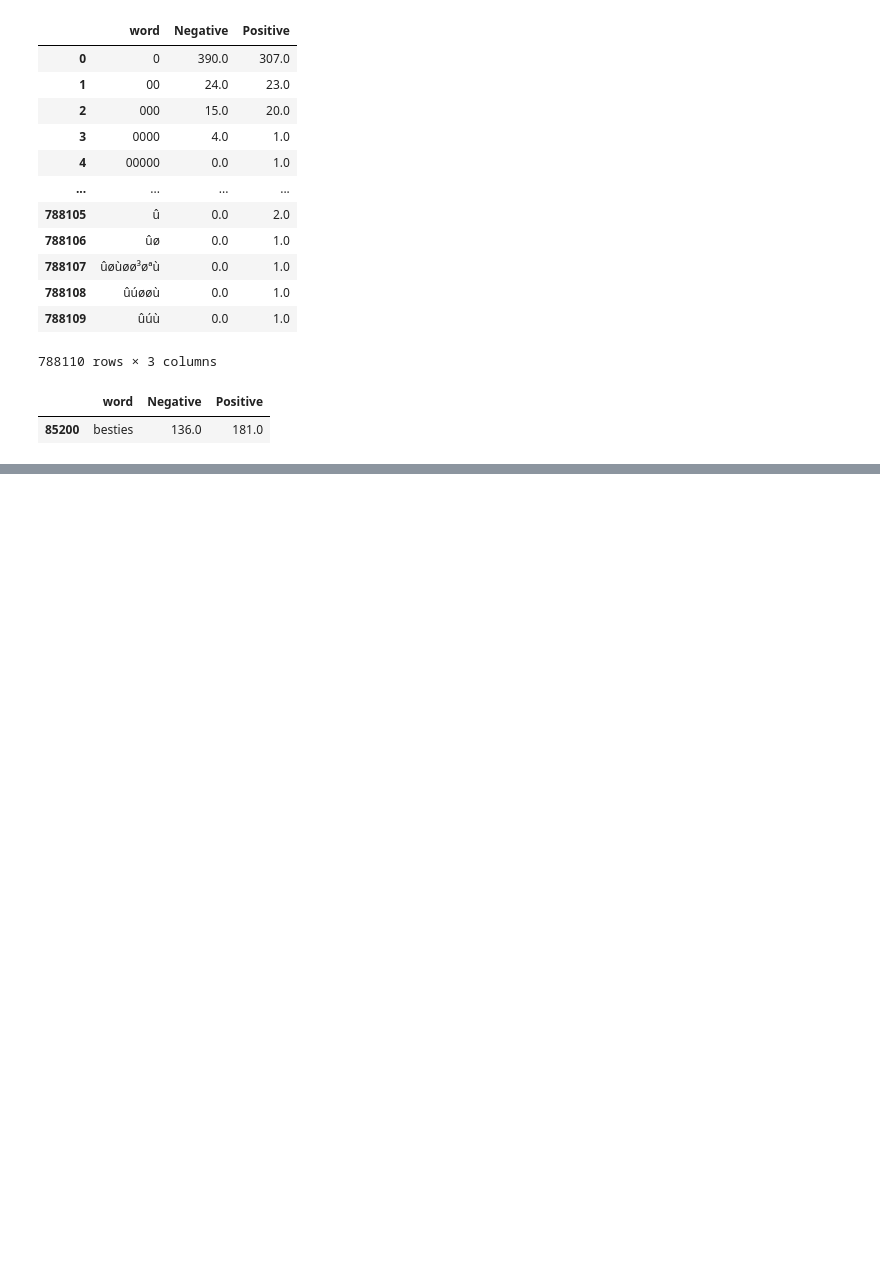
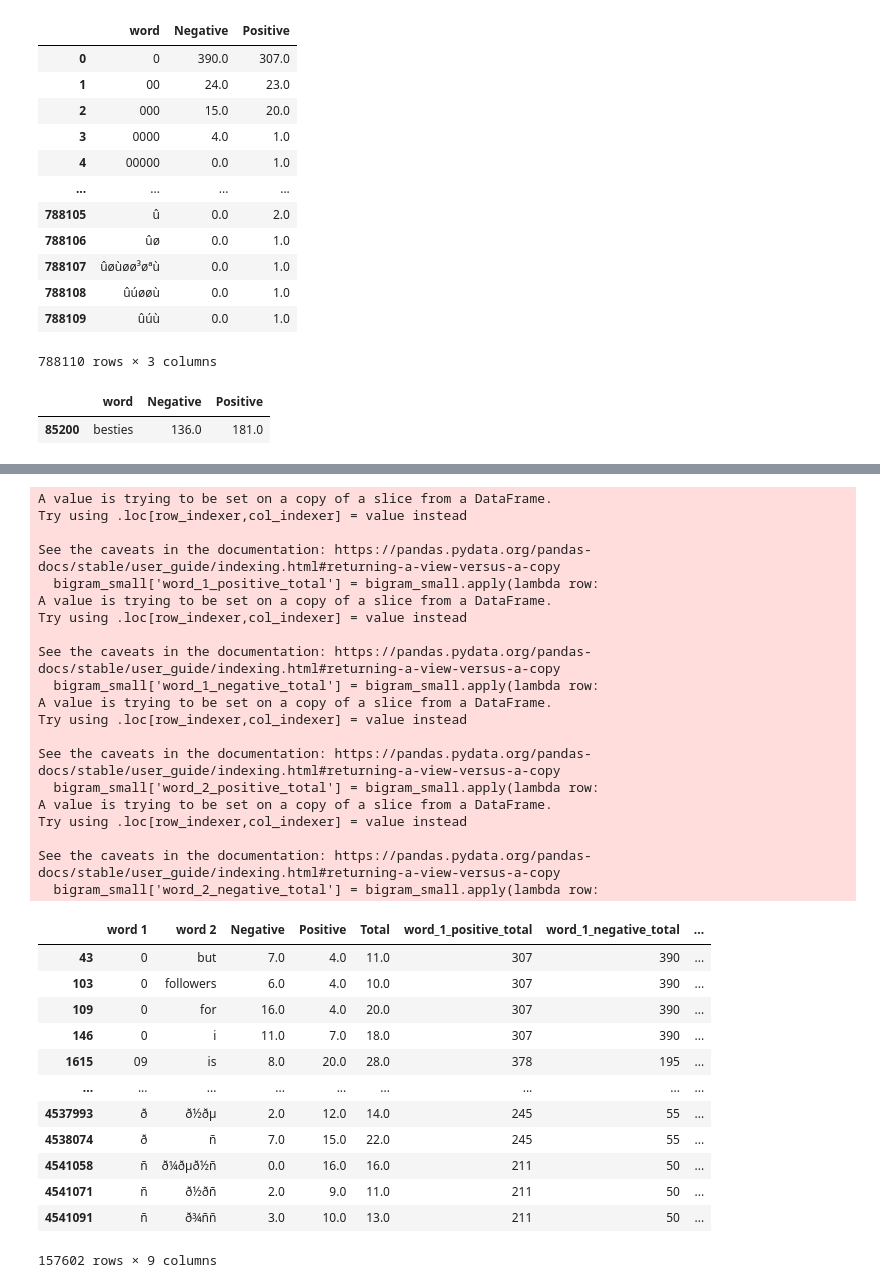
Before and after one commit to kevinyu328/ds4300-final-project, a Jupyter notebook: DS 4300 Project Cleaning.ipynb, the cells around one changed output, grey strips where cells are left out. Saved outputs shown, nothing was run; the diff lists cells and outputs as text; code cells hidden in the pictures; blank space fills up the shorter version.

```diff
--- a/DS 4300 Project Cleaning.ipynb
+++ b/DS 4300 Project Cleaning.ipynb
@@ -254,0 +236,54 @@ df_bigrams.to_sql(name='words', con=db_connection, if_exists='append')
+# %%
+bigram_small = bigram_df_checl[bigram_df_checl['Total'] > 9]
+# %%
+bigram_small['word_1_positive_total'] = bigram_small.apply(lambda row:
+                                    word_dict_positive.get(row['word 1'],0)
+
+                                                           , axis = 1)
+bigram_small['word_1_negative_total'] = bigram_small.apply(lambda row:
+                                    word_dict_negative.get(row['word 1'],0)
+
+                                                           , axis = 1)
+bigram_small['word_2_positive_total'] = bigram_small.apply(lambda row:
+                                    word_dict_positive.get(row['word 2'],0)
+
+                                                           , axis = 1)
+bigram_small['word_2_negative_total'] = bigram_small.apply(lambda row:
+                                    word_dict_negative.get(row['word 2'],0)
+
+                                                           , axis = 1)
+bigram_small
+# %% [output]
+A value is trying to be set on a copy of a slice from a DataFrame.
+Try using .loc[row_indexer,col_indexer] = value instead
+
+See the caveats in the documentation: https://pandas.pydata.org/pandas-docs/stable/user_guide/indexing.html#returning-a-view-versus-a-copy
+  bigram_small['word_1_positive_total'] = bigram_small.apply(lambda row:
+A value is trying to be set on a copy of a slice from a DataFrame.
+Try using .loc[row_indexer,col_indexer] = value instead
+
+See the caveats in the documentation: https://pandas.pydata.org/pandas-docs/stable/user_guide/indexing.html#returning-a-view-versus-a-copy
+  bigram_small['word_1_negative_total'] = bigram_small.apply(lambda row:
+A value is trying to be set on a copy of a slice from a DataFrame.
+Try using .loc[row_indexer,col_indexer] = value instead
+
+See the caveats in the documentation: https://pandas.pydata.org/pandas-docs/stable/user_guide/indexing.html#returning-a-view-versus-a-copy
+  bigram_small['word_2_positive_total'] = bigram_small.apply(lambda row:
+A value is trying to be set on a copy of a slice from a DataFrame.
+Try using .loc[row_indexer,col_indexer] = value instead
+
+See the caveats in the documentation: https://pandas.pydata.org/pandas-docs/stable/user_guide/indexing.html#returning-a-view-versus-a-copy
+  bigram_small['word_2_negative_total'] = bigram_small.apply(lambda row:
+|  | word 1 | word 2 | Negative | Positive | Total | word_1_positive_total | word_1_negative_total | ... |
+| 43 | 0 | but | 7.0 | 4.0 | 11.0 | 307 | 390 | ... |
+| 103 | 0 | followers | 6.0 | 4.0 | 10.0 | 307 | 390 | ... |
+| 109 | 0 | for | 16.0 | 4.0 | 20.0 | 307 | 390 | ... |
+| 146 | 0 | i | 11.0 | 7.0 | 18.0 | 307 | 390 | ... |
+| 1615 | 09 | is | 8.0 | 20.0 | 28.0 | 378 | 195 | ... |
+| ... | ... | ... | ... | ... | ... | ... | ... | ... |
+| 4537993 | ð | ð½ðµ | 2.0 | 12.0 | 14.0 | 245 | 55 | ... |
+| 4538074 | ð | ñ | 7.0 | 15.0 | 22.0 | 245 | 55 | ... |
+| 4541058 | ñ | ð¼ðµð½ñ | 0.0 | 16.0 | 16.0 | 211 | 50 | ... |
+| 4541071 | ñ | ð½ðñ | 2.0 | 9.0 | 11.0 | 211 | 50 | ... |
+| 4541091 | ñ | ð¾ññ | 3.0 | 10.0 | 13.0 | 211 | 50 | ... |
+157602 rows × 9 columns
```
Also changed, not shown: parts of 19 cells of this notebook.
